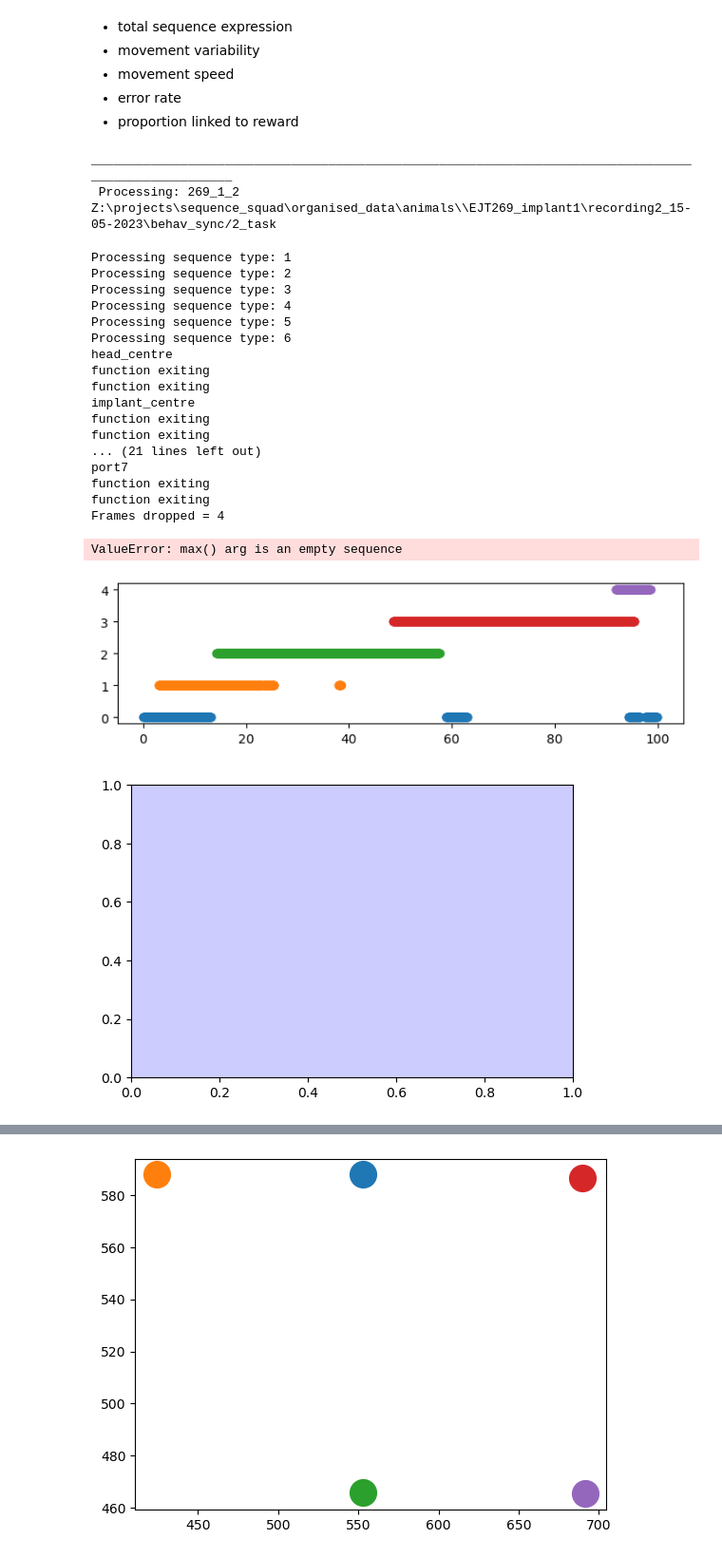
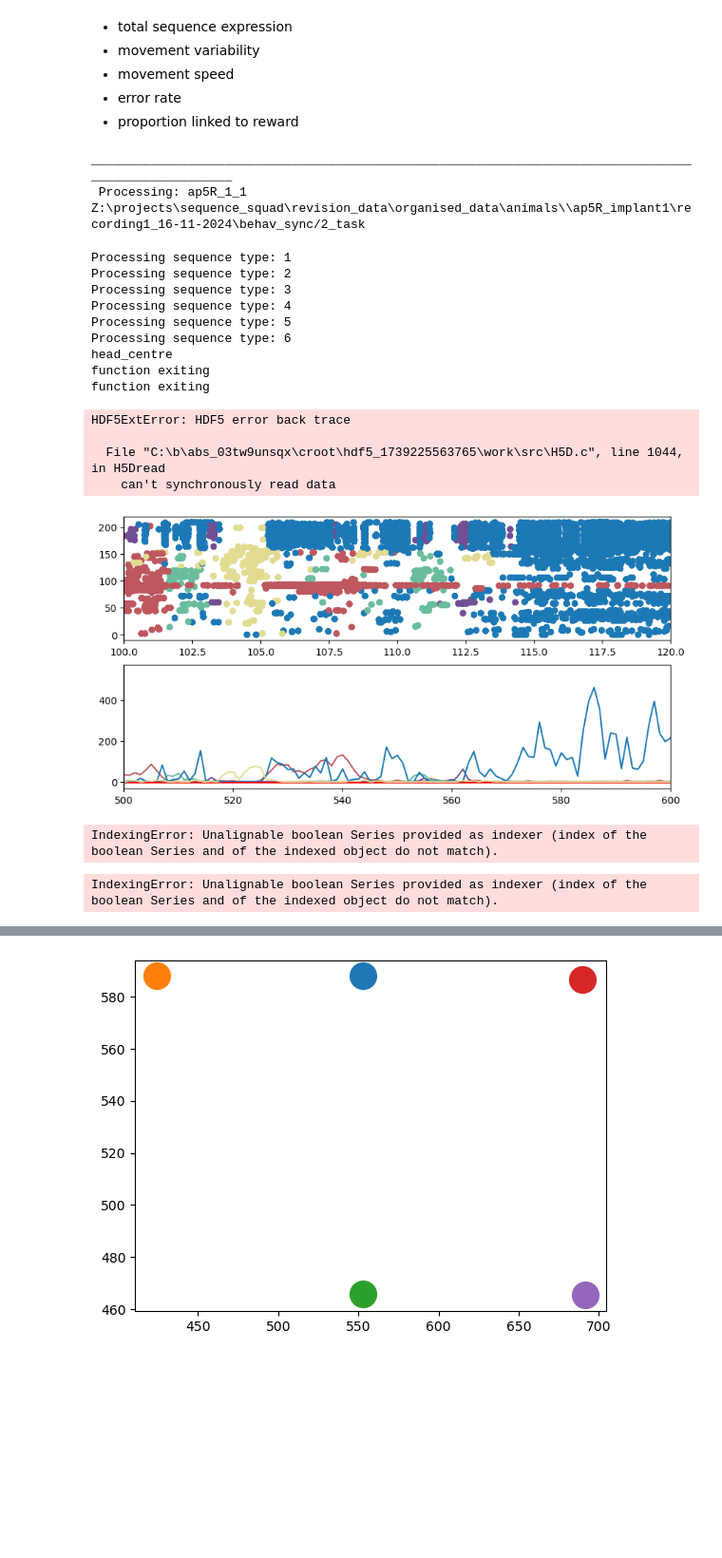
Before and after one commit to EmmettJT/sequences_analyse_PPSeq, a Jupyter notebook: revision_analysis/prioritisation_analysis/behaviour_sleep_link/1_bts_extract_behavioural_features.ipynb, the cells around one changed output, grey strips where cells are left out. Shown at 95% size. Drawn from its saved outputs; the diff is of its cells as text; code cells hidden in the pictures; blank space fills up the shorter version.

```diff
--- a/revision_analysis/prioritisation_analysis/behaviour_sleep_link/1_bts_extract_behavioural_features.ipynb
+++ b/revision_analysis/prioritisation_analysis/behaviour_sleep_link/1_bts_extract_behavioural_features.ipynb
@@ -588,7 +588,7 @@ ________________________________________________________________________________
 # behaviour to sleep
 behav_to_sleep_animals = ['EJT136_1_3','EJT136_1_4','EJT149_1_1','EJT178_1_4','EJT178_1_5','EJT178_1_6','EJT178_1_7','EJT178_1_8','EJT178_1_9','EJT178_2_1','EJT178_2_2','EJT178_2_4','EJT269_1_1','EJT269_1_3','EJT269_1_4','EJT269_1_7','EJT270_1_3','EJT270_1_5','EJT270_1_6','seq006_1_11','EJT268_1_2','EJT269_1_2','EJT270_1_1','ap5R_1_1','ap5R_1_3','seq006_1_4','seq006_1_5','seq006_1_6','seq007_1_1','seq007_1_2','seq007_1_3','seq006_1_8','seq006_1_9','seq006_1_10','ap5R_1_2']
 
-behav_to_sleep_animals = ['EJT269_1_2']
+behav_to_sleep_animals = ['ap5R_1_1']
 
 for mouse in behav_to_sleep_animals:
     # extract paths from the dict
@@ -663,6 +663,18 @@ for mouse in behav_to_sleep_animals:
     # get continuous regions information
     continuous_regions_df = get_sequence_regions(mouse,awake_path,sequence_order)
 
+    ## add in fix for AP5 mouse error
+    if not len(camera_timestamps_df) == len(back_head_centre_df):
+        print('WARNING: camera timestamps and tracking data are not the same length')
+        if abs(len(camera_timestamps_df) - len(back_head_centre_df)) < 2:
+            # accept this as a small error and just make them the same length
+            back_head_centre_df = back_head_centre_df[0:len(camera_timestamps_df)]
+            p1 = p1[0:len(camera_timestamps_df)]
+            p2 = p2[0:len(camera_timestamps_df)]
+            p3 = p3[0:len(camera_timestamps_df)]
+            p4 = p4[0:len(camera_timestamps_df)]
+            p5 = p5[0:len(camera_timestamps_df)]
+
 
     if 'epoch' in list(camera_timestamps_df):
         task_mask = camera_timestamps_df.epoch == 'task'
@@ -672,18 +684,6 @@ for mouse in behav_to_sleep_animals:
     else:
         # find task relevant tracking periods, extract times mouse is close to each behavioural port
         threshold_breaks,port_centroids,current_x,current_y,radius_used = find_task_relevant_tracking_points(back_head_centre_df,p1,p2,p3,p4,p5,radius = 45)
-
-
-    # fix port centroid 1 if it is missing:
-    port_centroids_fixed= []
-    for i, item in enumerate(port_centroids):
-        if sum(item) < 10:
-            if i == 0:
-                port_centroids_fixed += [[port_centroids[2][0],port_centroids[1][1]]]
-        else:
-            port_centroids_fixed += [item]
-    port_centroids = port_centroids_fixed
-
 
     ## each of these is a frame so we know the timing between them. ie. one frame is 1/60s
     if not mouse == '148_2_2':
@@ -999,43 +999,45 @@ tracking_output_df = pd.DataFrame({
 
 out_path = r"Z:\projects\sequence_squad\revision_data\emmett_revisions\sleep_wake_link_data\behaviour_to_replay\processed_data\\"
 ## save data somewhere
 full_out_path = os.path.join(out_path+mouse,'behaviour')
 if not os.path.isdir(full_out_path):
     os.makedirs(full_out_path)
 tracking_output_df.to_csv(full_out_path + r'/processed_behavioural_features.csv',index=False)
 
 # Save all figures
 save_all_figs(full_out_path + mouse + r".png")
 plt.close('all')
 
 print('done')
 
 print('____________________________________________________________________________________________________')
 print('____________________________________________________________________________________________________')
 print(f"\033[1m DATA SAVED FOR {mouse}\033[0m")
 print('____________________________________________________________________________________________________')
 print('____________________________________________________________________________________________________')
 # %% [output]
 ____________________________________________________________________________________________________
- Processing: 269_1_2
-Z:\projects\sequence_squad\organised_data\animals\\EJT269_implant1\recording2_15-05-2023\behav_sync/2_task
+ Processing: ap5R_1_1
+Z:\projects\sequence_squad\revision_data\organised_data\animals\\ap5R_implant1\recording1_16-11-2024\behav_sync/2_task
 Processing sequence type: 1
 Processing sequence type: 2
 Processing sequence type: 3
 Processing sequence type: 4
 Processing sequence type: 5
 Processing sequence type: 6
 head_centre
 function exiting
 function exiting
-implant_centre
-function exiting
-function exiting
-... (21 lines left out)
-port7
-function exiting
-function exiting
-Frames dropped = 4
-ValueError: max() arg is an empty sequence
+HDF5ExtError: HDF5 error back trace
+
+  File "C:\b\abs_03tw9unsqx\croot\hdf5_1739225563765\work\src\H5D.c", line 1044, in H5Dread
+    can't synchronously read data
-[figure, old version]
+[figure, new version]
-[figure, removed]
+# %%
+threshold_breaks,port_centroids,current_x,current_y,radius_used = find_task_relevant_tracking_points(back_head_centre_df[task_mask],p1[task_mask],p2[task_mask],p3[task_mask],p4[task_mask],p5[task_mask],radius = 45)
+# %% [output]
+IndexingError: Unalignable boolean Series provided as indexer (index of the boolean Series and of the indexed object do not match).
+# %%
+p1[task_mask]
+# %% [output]
+IndexingError: Unalignable boolean Series provided as indexer (index of the boolean Series and of the indexed object do not match).
```
Also changed, not shown: parts of 8 cells of this notebook, 1 other file.
